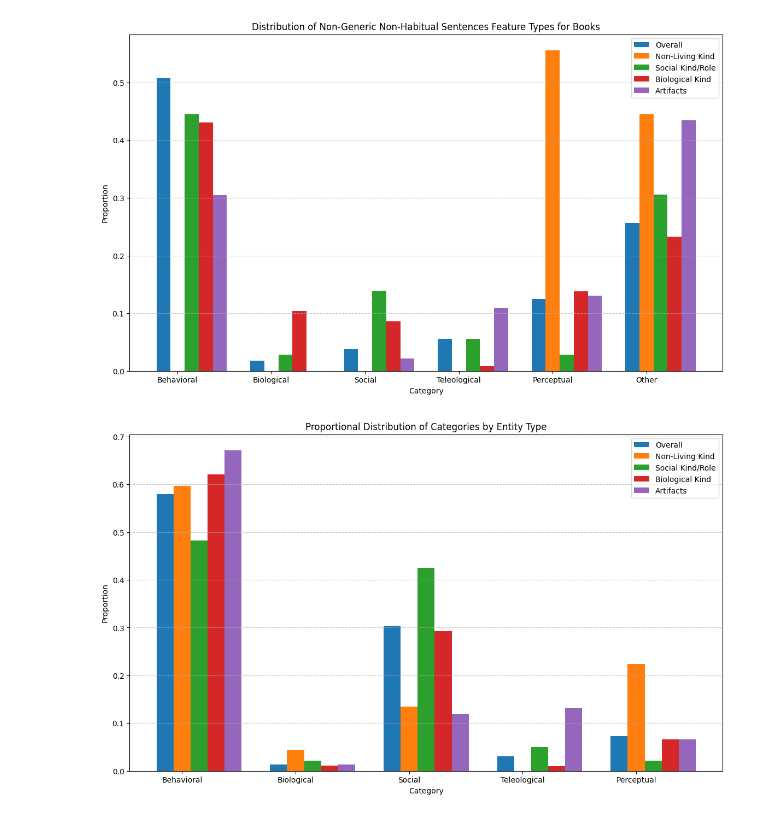
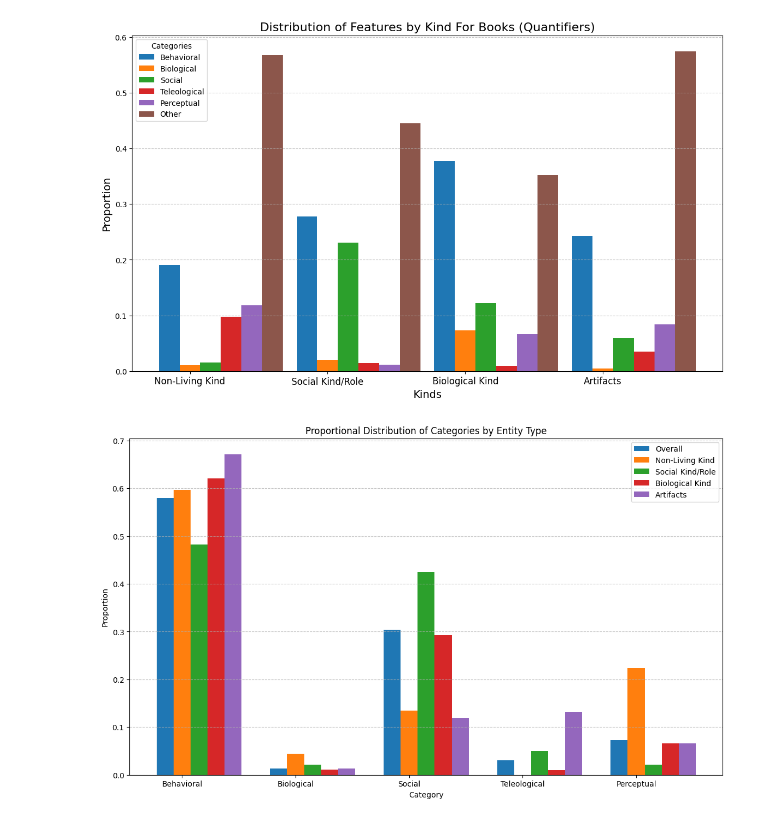
Before and after one commit to sunnyych/Children_Speech_Books, a Jupyter notebook: code/Python/analysis_files/features_analysis.ipynb, the cells around one changed output. Drawn from its saved outputs; the diff is of its cells as text; code cells hidden in the pictures.

```diff
--- a/code/Python/analysis_files/features_analysis.ipynb
+++ b/code/Python/analysis_files/features_analysis.ipynb
@@ -6,7 +6,7 @@ with open('/Users/sunnyyu/Desktop/research/children_speech_books/code/python/gen
 # %%
 import json
 
-with open('/Users/sunnyyu/Desktop/research/children_speech_books/code/python/generics/features_generics.json', 'r') as file:
+with open('/Users/sunnyyu/Desktop/Children_Speech_Books_NLP/data/features_classification_data/final_classification_data/QUANTIFIERS_BOOKS.json', 'r') as file:
     features = json.load(file)
 
 
@@ -18,13 +18,8 @@ len(features)
 # %%
 # import the classified file with 1-5 feature categories
 
-with open('/Users/sunnyyu/Desktop/research/children_speech_books/code/python/generics/classified_generalizing_update.json', 'r') as file:
+with open('/Users/sunnyyu/Desktop/Children_Speech_Books_NLP/code/Python/analysis_files/HABITUAL_FEATURE.json', 'r') as file:
     features = json.load(file)
-# %%
-# import the classified file with 1-5 feature categories
-
-with open('/Users/sunnyyu/Desktop/research/children_speech_books/code/python/generics/NON-GENERICS_FEATURES_SPEECH.json', 'r') as file:
-    features = json.load(file)
 # %%
 # merge universal and existential quantifiers
 
@@ -46,5 +41,3 @@ data1.extend(data2)
 #     json.dump(data1, outfile, indent=4)
 
 # print("Files merged successfully!")
-# %%
-features = data1
@@ -271,10 +556,9 @@ category_names = {
     "Biological": 'Biological',
     "Social": 'Social',
     "Teleological": 'Teleological',
-   "Perceptual": 'Perceptual',
-   "Other": 'Other'
+    "Perceptual": 'Perceptual',
+    "Other": 'Other'
 }
-
 
 # Replace category numbers with names for overall distribution
 category_counts_named = {category_names[k]: v for k, v in category_counts.items()}
@@ -303,46 +587,50 @@ def process_book(book):
         tags = sentence_data.get('tags', [])
         category = sentence_data.get('classification')
 
         for subject_info in subjects:
             subject = subject_info['subject'].lower()
             if subject not in excluded_pronouns:
                 for tag in tags:
                     if subject == tag['word'].lower():
                         entity = tag['entity']
                         if entity in tag_categories:
                             tag_categories[entity][category] += 1
 
 process_book(combined_data)
 
 # Convert defaultdict to dict for better readability and replace category numbers with names
 for entity in tag_categories:
     total_entity = sum(tag_categories[entity].values())
     tag_categories[entity] = {category_names[k]: v / total_entity for k, v in tag_categories[entity].items()}
 
 # Plotting
 fig, ax = plt.subplots(figsize=(14, 8))
-x = range(len(category_names))
+x = range(len(tag_categories))  # Kinds will now be on the x-axis
 width = 0.15  # Width of the bars
 
-# Plot overall distribution
-ax.bar(x, [category_proportions_named.get(name, 0) for name in category_names.values()], width=width, label='Overall')
+# Prepare the data for plotting
+kinds = list(tag_categories.keys())  # Non-Living Kind, Social Kind/Role, Biological Kind, Artifacts
+categories = list(category_names.values())  # Behavioral, Biological, Social, etc.
 
-# Plot each entity type
-offset = width
-for entity, proportions in tag_categories.items():
-    ax.bar([xi + offset for xi in x], [proportions.get(name, 0) for name in category_names.values()], width=width, label=entity)
+# Create bars for each category
+offset = 0
+for category in categories:
+    proportions = [tag_categories[kind].get(category, 0) for kind in kinds]
+    ax.bar([xi + offset for xi in x], proportions, width=width, label=category)
     offset += width
 
-ax.set_xlabel('Category')
-ax.set_ylabel('Proportion')
-ax.set_title('Distribution of Non-Generic Non-Habitual Sentences Feature Types for Books')
+# Set labels and title
+ax.set_xlabel('Kinds', fontsize=14)
+ax.set_ylabel('Proportion', fontsize=14)
+ax.set_title('Distribution of Features by Kind For Books (Quantifiers)', fontsize=16)
 ax.set_xticks([xi + width for xi in x])
-ax.set_xticklabels(category_names.values())
-ax.legend()
+ax.set_xticklabels(kinds, fontsize=12)
+ax.legend(title="Categories")
 ax.grid(axis='y', linestyle='--', alpha=0.7)
+
 plt.show()
 # %% [output]
-[figure, old version]
+[figure, new version]
 # %%
 # plot for generalizing
 
```
Also changed, not shown: parts of 15 cells of this notebook, 42 other files.
